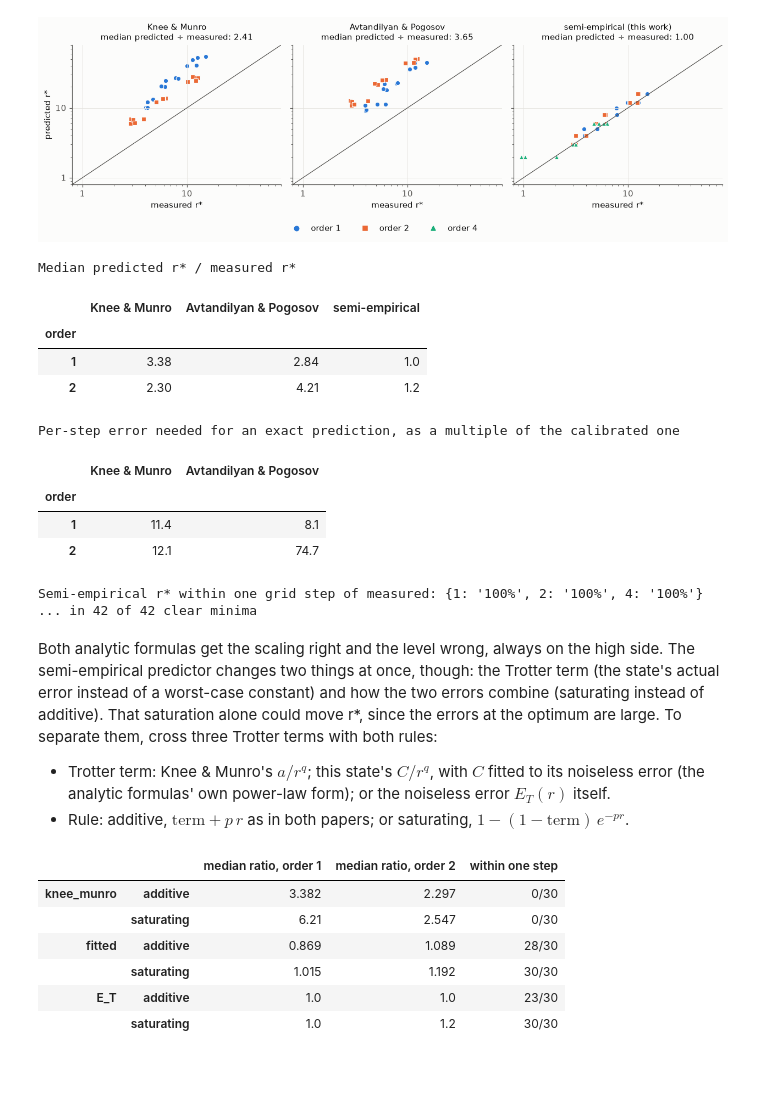
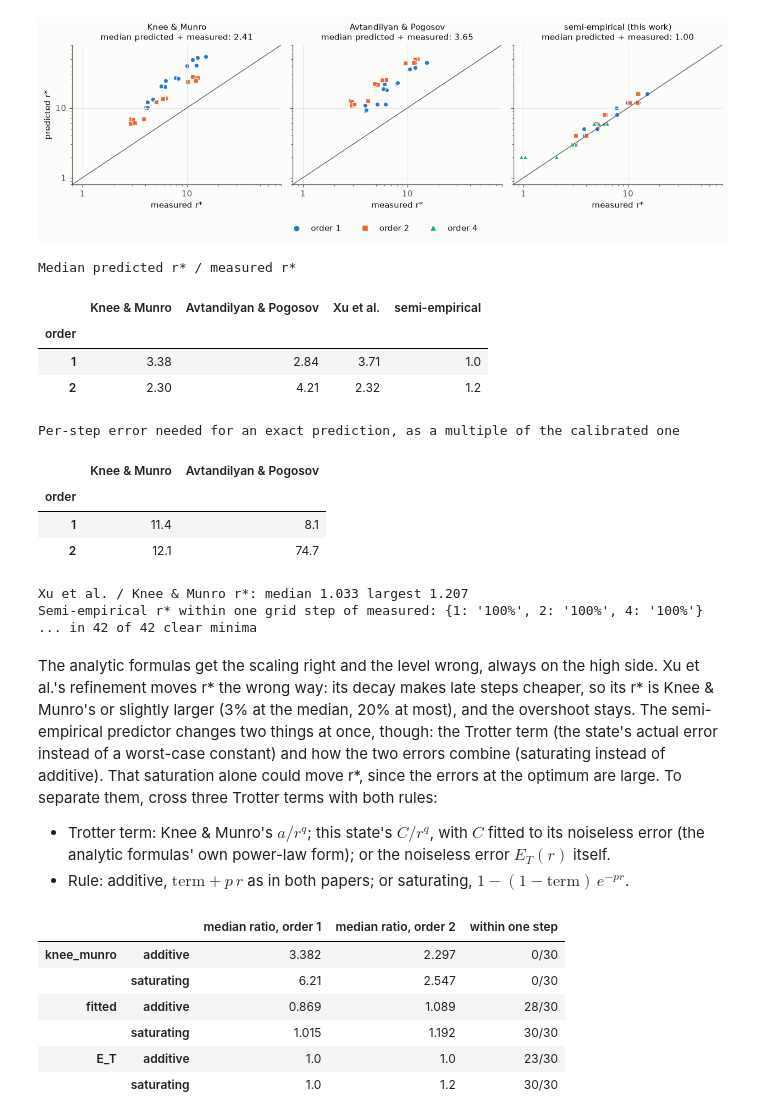
Before and after one commit to jayhsu0627/qtrotter, a Jupyter notebook: notebooks/trotter_under_noise.ipynb, the cells around one changed output. Saved outputs shown, nothing was run; the diff lists cells and outputs as text; code cells hidden in the pictures; blank space fills up the shorter version.

```diff
--- a/notebooks/trotter_under_noise.ipynb
+++ b/notebooks/trotter_under_noise.ipynb
@@ -286,44 +303,50 @@ plots.predicted_vs_measured(summary, save=FIG / "fig3_predictions.png");
 # %%
 low = summary[summary.order <= 2]
 ratio = lambda col: low[col] / low.r_measured
 table = pd.DataFrame({
     "Knee & Munro": ratio("r_knee_munro").groupby(low.order).median(),
     "Avtandilyan & Pogosov": ratio("r_avtandilyan_pogosov").groupby(low.order).median(),
+    "Xu et al.": ratio("r_xu_et_al").groupby(low.order).median(),
     "semi-empirical": ratio("r_semi_empirical").groupby(low.order).median(),
 })
 table.index.name = "order"
 print("Median predicted r* / measured r*")
 display(table.round(2))
 
 # Per-step error that would make each analytic formula exact: b scales as (predicted/measured)^(q+1), q = order.
 mult = pd.DataFrame({name: (ratio(col) ** (low.order + 1)).groupby(low.order).median()
                      for name, col in [("Knee & Munro", "r_knee_munro"),
                                        ("Avtandilyan & Pogosov", "r_avtandilyan_pogosov")]})
 mult.index.name = "order"
 print("Per-step error needed for an exact prediction, as a multiple of the calibrated one")
 display(mult.round(1))
 
 grid = np.sort(noisy.r.unique())
 snap = lambda r: grid[np.abs(np.log(grid) - np.log(r)).argmin()]   # nearest grid point, for continuous r*
 step_apart = lambda a, b: abs(np.searchsorted(grid, snap(a)) - np.searchsorted(grid, snap(b))) <= 1
 hit = summary.apply(lambda s: step_apart(s.r_semi_empirical, s.r_measured), axis=1)
+print("Xu et al. / Knee & Munro r*: median", round((summary.r_xu_et_al / summary.r_knee_munro).median(), 3),
+      "largest", round((summary.r_xu_et_al / summary.r_knee_munro).max(), 3))
 print("Semi-empirical r* within one grid step of measured:", hit.groupby(summary.order).mean().map("{:.0%}".format).to_dict())
 print(f"... in {hit[clear].sum()} of {clear.sum()} clear minima")
 # %% [output]
 Median predicted r* / measured r*
-|  | Knee & Munro | Avtandilyan & Pogosov | semi-empirical |
-| order |  |  |  |
-| 1 | 3.38 | 2.84 | 1.0 |
-| 2 | 2.30 | 4.21 | 1.2 |
+|  | Knee & Munro | Avtandilyan & Pogosov | Xu et al. | semi-empirical |
+| order |  |  |  |  |
+| 1 | 3.38 | 2.84 | 3.71 | 1.0 |
+| 2 | 2.30 | 4.21 | 2.32 | 1.2 |
 Per-step error needed for an exact prediction, as a multiple of the calibrated one
 |  | Knee & Munro | Avtandilyan & Pogosov |
 | order |  |  |
 | 1 | 11.4 | 8.1 |
 | 2 | 12.1 | 74.7 |
+Xu et al. / Knee & Munro r*: median 1.033 largest 1.207
 Semi-empirical r* within one grid step of measured: {1: '100%', 2: '100%', 4: '100%'}
 ... in 42 of 42 clear minima
 # %% [markdown]
-Both analytic formulas get the scaling right and the level wrong, always on the high side. The semi-empirical
+The analytic formulas get the scaling right and the level wrong, always on the high side. Xu et al.'s refinement moves
+r\* the wrong way: its decay makes late steps cheaper, so its r\* is Knee & Munro's or slightly larger (3% at the
+median, 20% at most), and the overshoot stays. The semi-empirical
 predictor changes two things at once, though: the Trotter term (the state's actual error instead of a worst-case
 constant) and how the two errors combine (saturating instead of additive). That saturation alone could move r\*,
 since the errors at the optimum are large. To separate them, cross three Trotter terms with both rules:
```
Also changed, not shown: parts of 18 cells of this notebook, 20 other files.
